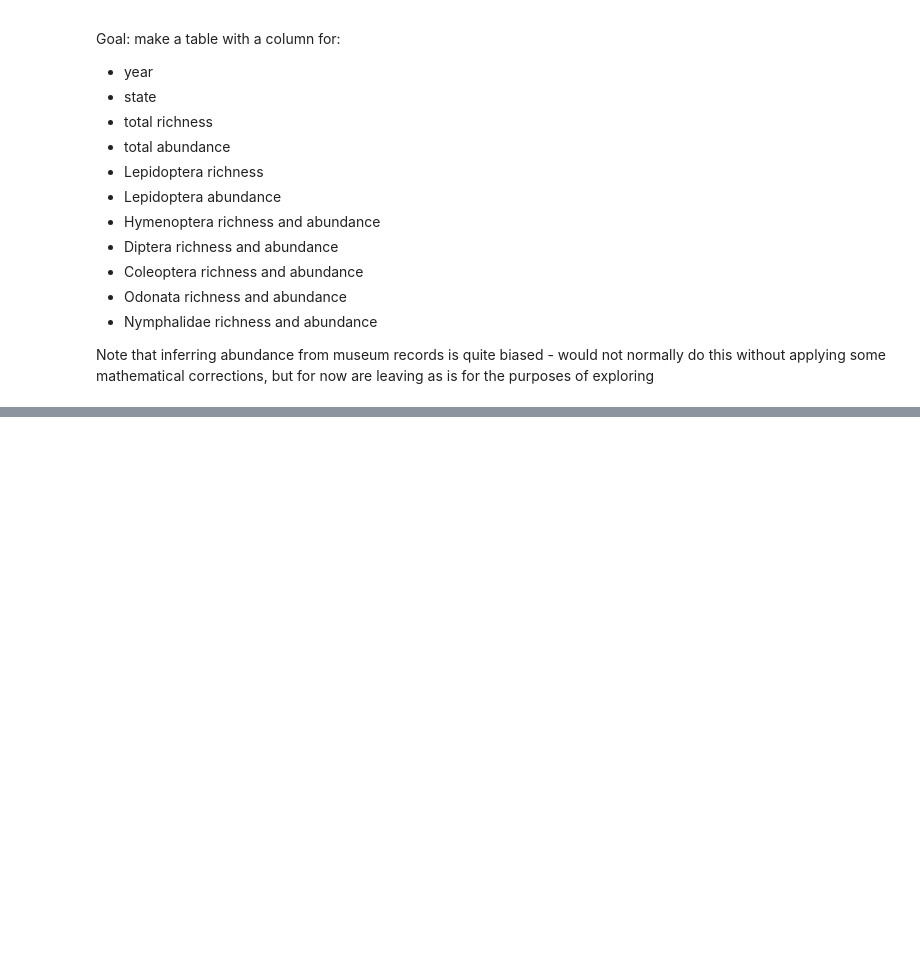
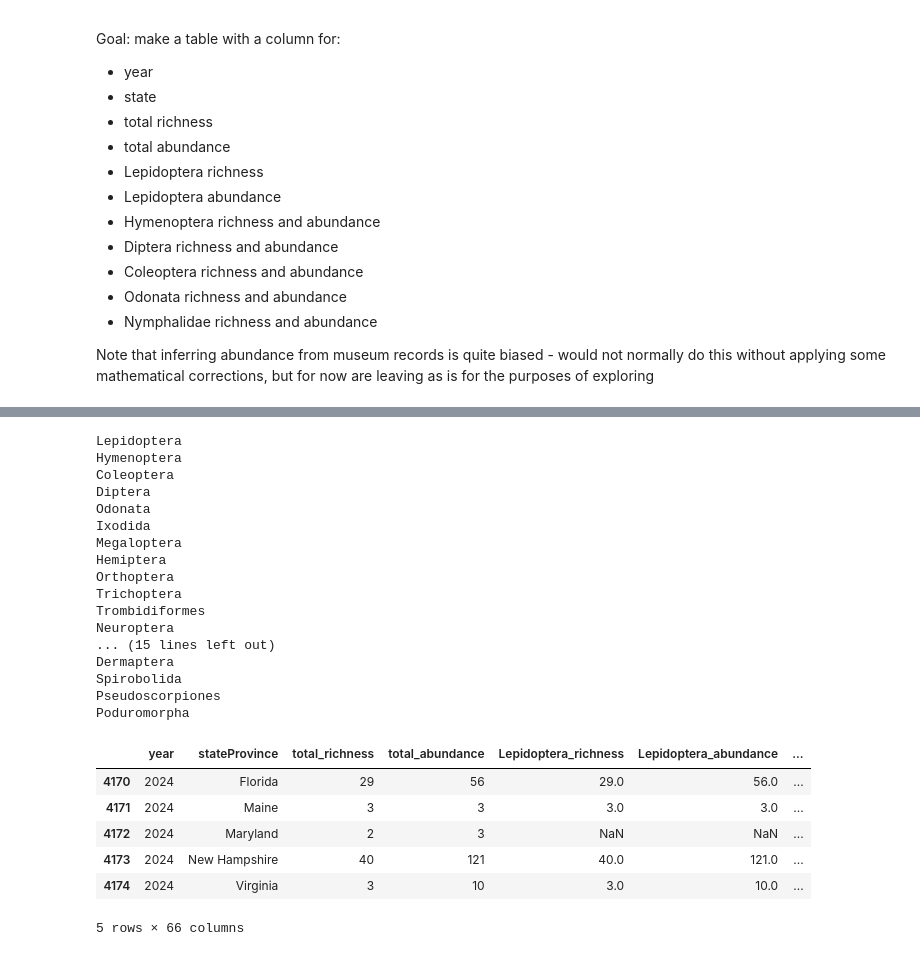
Before and after one commit to envirodatascience/final-project-insect-team, a Jupyter notebook: ENV617_group_project_ypm_ent_data.ipynb, the cells around one changed output, grey strips where cells are left out. Drawn from its saved outputs; the diff is of its cells as text; code cells hidden in the pictures; blank space fills up the shorter version.

```diff
--- a/ENV617_group_project_ypm_ent_data.ipynb
+++ b/ENV617_group_project_ypm_ent_data.ipynb
@@ -522,3 +597,8 @@ Goal: make a table with a column for:
 *   Nymphalidae richness and abundance
 
 Note that inferring abundance from museum records is quite biased - would not normally do this without applying some mathematical corrections, but for now are leaving as is for the purposes of exploring
+# %%
+# read in cleaned table if needed
+ypm_ent = pd.read_csv('ypm_ent_usa_post1900_cleaned_20250408.csv')
+
+ypm_ent.head()
@@ -524,0 +633,5 @@ Note that inferring abundance from museum records is quite biased - would not no
+# %%
+# aggregate and calculate cols for total rich and abund
+ent_totals = ypm_ent.groupby(['year', 'stateProvince']).agg(total_richness = ('verbatimScientificName', 'nunique'),
+                                               total_abundance = ('verbatimScientificName', 'count')).reset_index()
+ent_totals.tail()
@@ -524,0 +657,40 @@ Note that inferring abundance from museum records is quite biased - would not no
+# %%
+# do this as a loop?
+
+orders = ypm_ent.order.unique()
+
+for i in orders:
+  print(i)
+  df_tmp = ypm_ent[ypm_ent.order == i].groupby(['year', 'stateProvince']).agg(
+    richness = ('verbatimScientificName', 'nunique'),
+    abundance = ('verbatimScientificName', 'count')
+    ).reset_index()
+  df_tmp = df_tmp.rename(columns = {'richness': f'{i}_richness', 'abundance': f'{i}_abundance'})
+  ent_totals = ent_totals.merge(df_tmp, how='outer', on=['year','stateProvince'])
+
+ent_totals.tail()
+# %% [output]
+Lepidoptera
+Hymenoptera
+Coleoptera
+Diptera
+Odonata
+Ixodida
+Megaloptera
+Hemiptera
+Orthoptera
+Trichoptera
+Trombidiformes
+Neuroptera
+... (15 lines left out)
+Dermaptera
+Spirobolida
+Pseudoscorpiones
+Poduromorpha
+|  | year | stateProvince | total_richness | total_abundance | Lepidoptera_richness | Lepidoptera_abundance | ... |
+| 4170 | 2024 | Florida | 29 | 56 | 29.0 | 56.0 | ... |
+| 4171 | 2024 | Maine | 3 | 3 | 3.0 | 3.0 | ... |
+| 4172 | 2024 | Maryland | 2 | 3 | NaN | NaN | ... |
+| 4173 | 2024 | New Hampshire | 40 | 121 | 40.0 | 121.0 | ... |
+| 4174 | 2024 | Virginia | 3 | 10 | 3.0 | 10.0 | ... |
+5 rows × 66 columns
```
Also changed, not shown: parts of 18 cells of this notebook.
